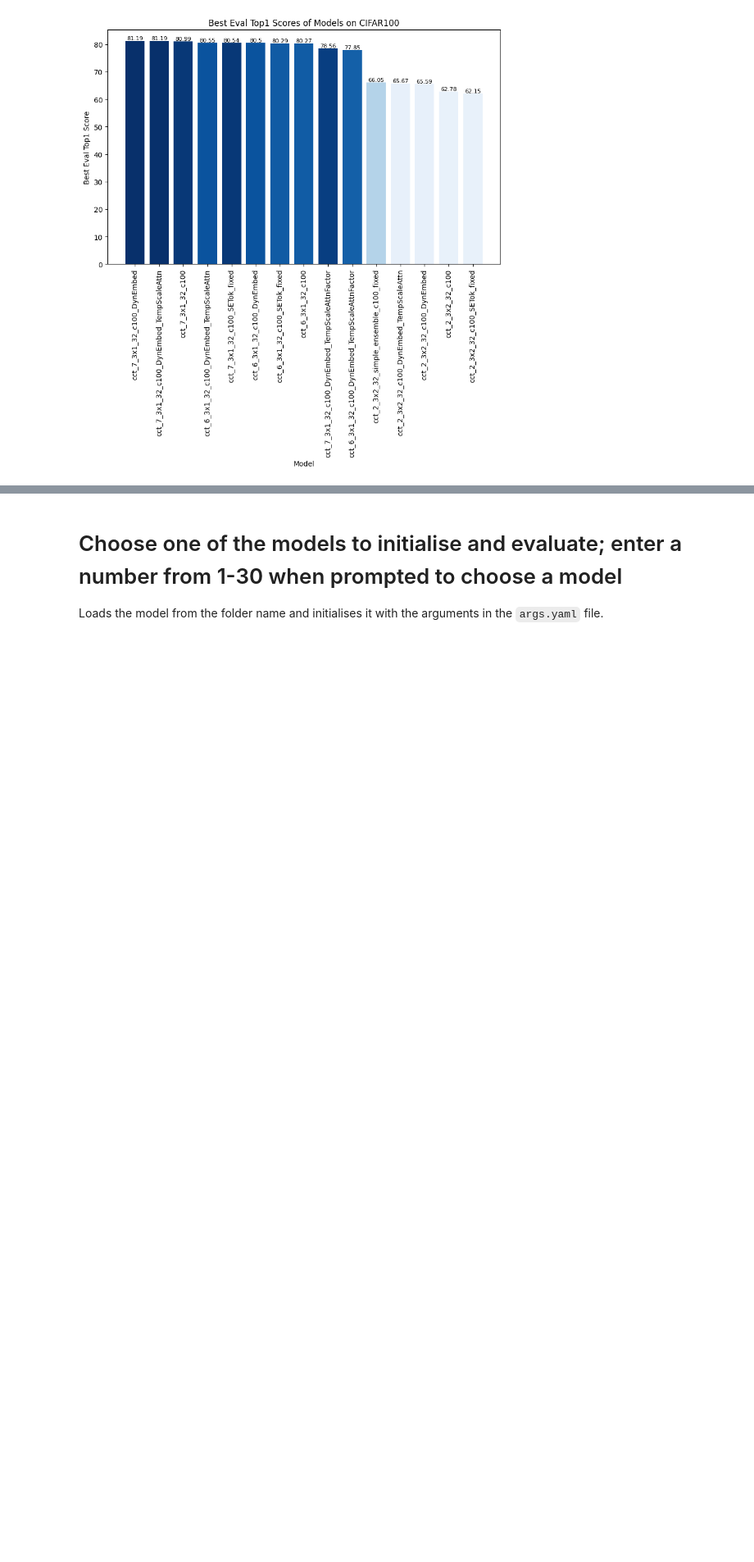
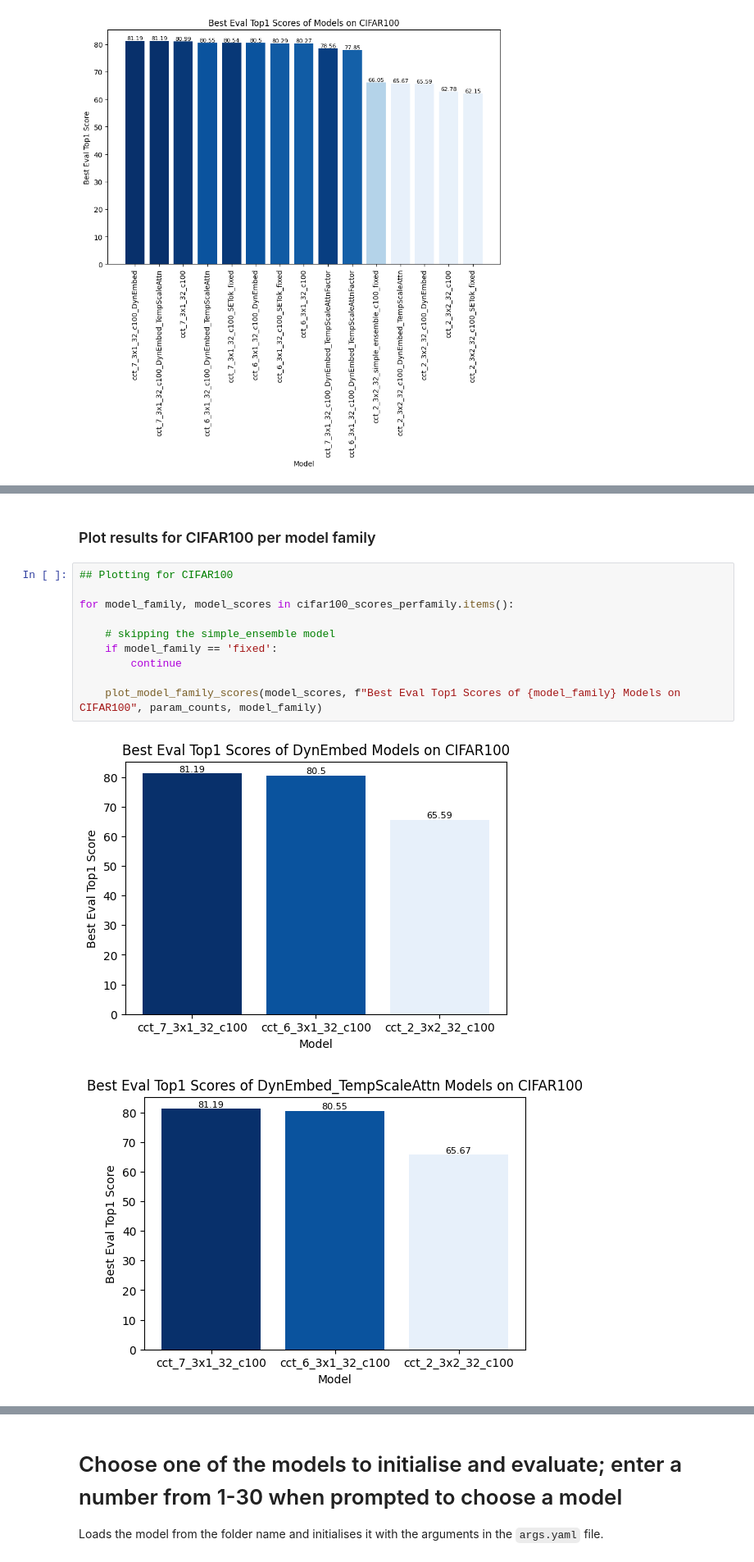
Before and after one commit to Inc0mple/Compact-Transformers, a Jupyter notebook: viz_eval.ipynb, the cells around one changed output, grey strips where cells are left out. Shown: that part at 82% size. Drawn from its saved outputs; the diff is of its cells as text; blank space fills up the shorter version.

```diff
--- a/viz_eval.ipynb
+++ b/viz_eval.ipynb
@@ -322,0 +440,15 @@ plot_scores(cifar100_scores, "Best Eval Top1 Scores of Models on CIFAR100", para
+# %% [markdown]
+### Plot results for CIFAR100 per model family
+# %%
+## Plotting for CIFAR100
+
+for model_family, model_scores in cifar100_scores_perfamily.items():
+
+    # skipping the simple_ensemble model
+    if model_family == 'fixed':
+        continue
+
+    plot_model_family_scores(model_scores, f"Best Eval Top1 Scores of {model_family} Models on CIFAR100", param_counts, model_family)
+# %% [output]
+[figure, added]
+[figure, added]
```
Also changed, not shown: parts of 8 cells of this notebook.
